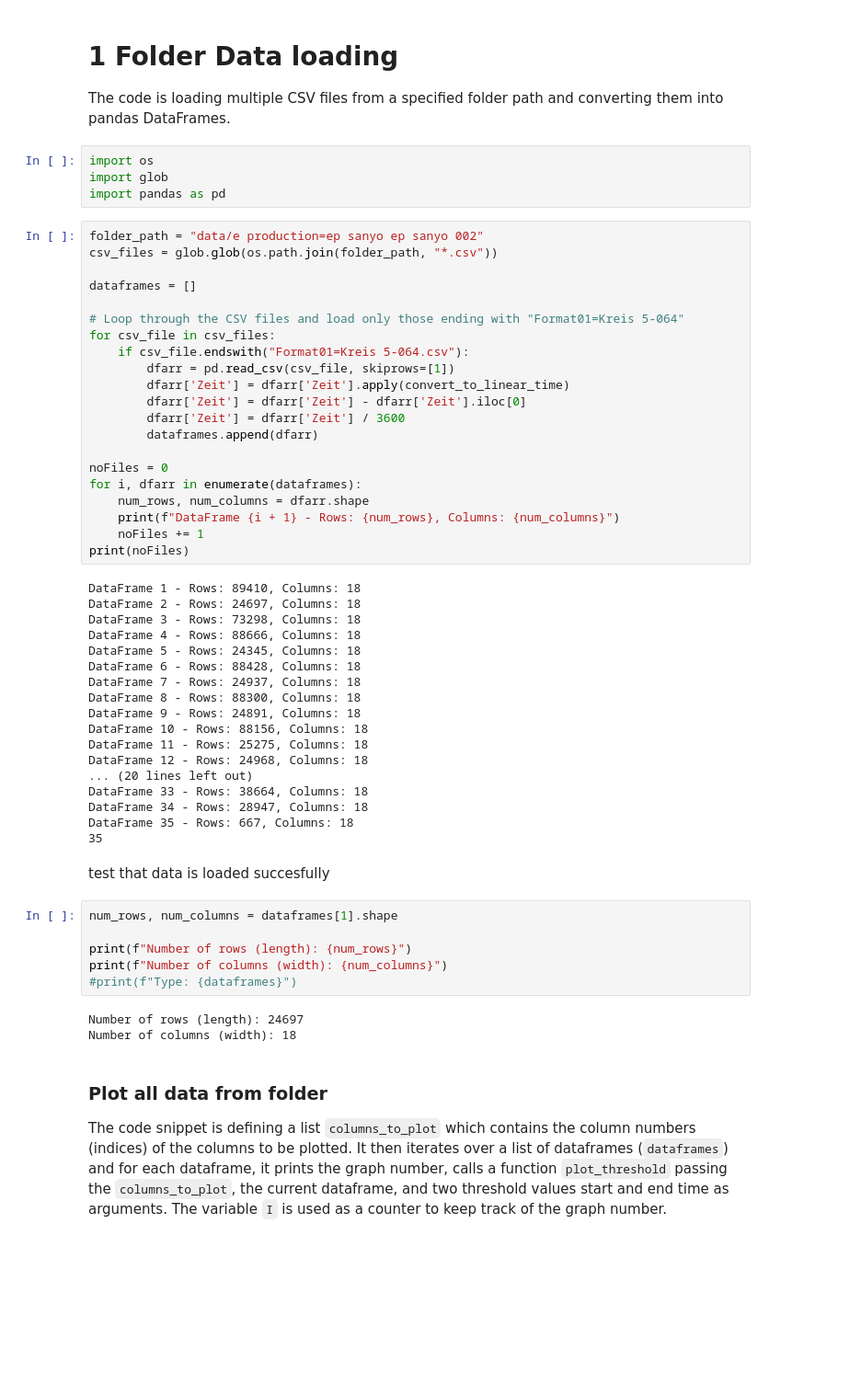
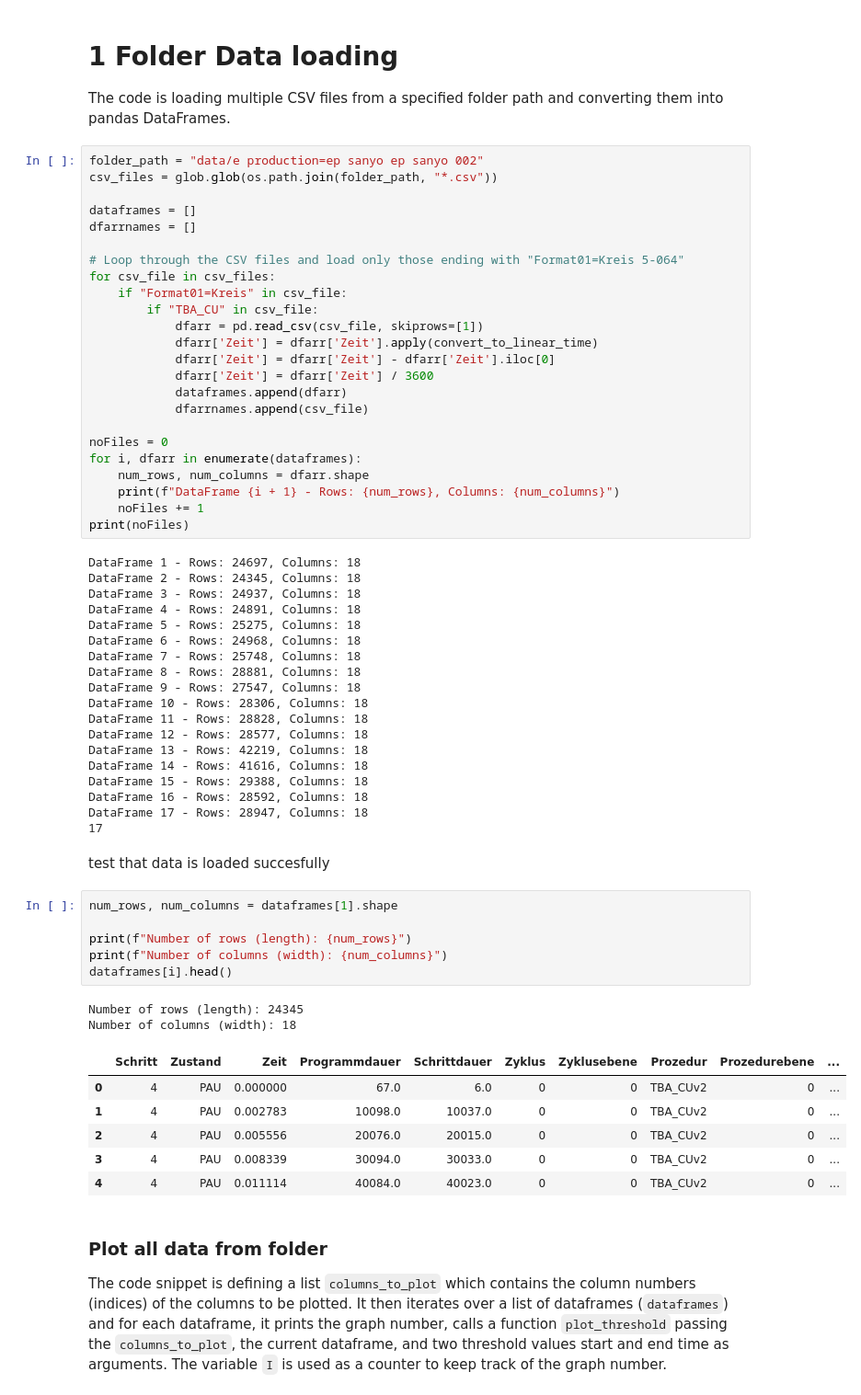
Before and after one commit to umerghafoor/battery-degradation-trajectory-prediction, a Jupyter notebook: lifetimedataExtraction.ipynb, the cells around one changed output. Shown at 92% size. Cells and saved outputs as stored; diff of their text form; blank space fills up the shorter version.

```diff
--- a/lifetimedataExtraction.ipynb
+++ b/lifetimedataExtraction.ipynb
@@ -73,24 +7,23 @@ plot(columns_to_plot,df)
 # %% [markdown]
 # 1 Folder Data loading
 The code is loading multiple CSV files from a specified folder path and converting them into pandas DataFrames.
-# %%
-import os
-import glob
-import pandas as pd
 # %%
 folder_path = "data/e production=ep sanyo ep sanyo 002"
 csv_files = glob.glob(os.path.join(folder_path, "*.csv"))
 
 dataframes = []
+dfarrnames = []
 
 # Loop through the CSV files and load only those ending with "Format01=Kreis 5-064"
 for csv_file in csv_files:
-    if csv_file.endswith("Format01=Kreis 5-064.csv"):
-        dfarr = pd.read_csv(csv_file, skiprows=[1])
-        dfarr['Zeit'] = dfarr['Zeit'].apply(convert_to_linear_time)
-        dfarr['Zeit'] = dfarr['Zeit'] - dfarr['Zeit'].iloc[0]
-        dfarr['Zeit'] = dfarr['Zeit'] / 3600
-        dataframes.append(dfarr)
+    if "Format01=Kreis" in csv_file:
+        if "TBA_CU" in csv_file:
+            dfarr = pd.read_csv(csv_file, skiprows=[1])
+            dfarr['Zeit'] = dfarr['Zeit'].apply(convert_to_linear_time)
+            dfarr['Zeit'] = dfarr['Zeit'] - dfarr['Zeit'].iloc[0]
+            dfarr['Zeit'] = dfarr['Zeit'] / 3600
+            dataframes.append(dfarr)
+            dfarrnames.append(csv_file)
 
 noFiles = 0
 for i, dfarr in enumerate(dataframes):
@@ -99,34 +32,41 @@ for i, dfarr in enumerate(dataframes):
     noFiles += 1
 print(noFiles)
 # %% [output]
-DataFrame 1 - Rows: 89410, Columns: 18
-DataFrame 2 - Rows: 24697, Columns: 18
-DataFrame 3 - Rows: 73298, Columns: 18
-DataFrame 4 - Rows: 88666, Columns: 18
-DataFrame 5 - Rows: 24345, Columns: 18
-DataFrame 6 - Rows: 88428, Columns: 18
-DataFrame 7 - Rows: 24937, Columns: 18
-DataFrame 8 - Rows: 88300, Columns: 18
-DataFrame 9 - Rows: 24891, Columns: 18
-DataFrame 10 - Rows: 88156, Columns: 18
-DataFrame 11 - Rows: 25275, Columns: 18
-DataFrame 12 - Rows: 24968, Columns: 18
-... (20 lines left out)
-DataFrame 33 - Rows: 38664, Columns: 18
-DataFrame 34 - Rows: 28947, Columns: 18
-DataFrame 35 - Rows: 667, Columns: 18
-35
+DataFrame 1 - Rows: 24697, Columns: 18
+DataFrame 2 - Rows: 24345, Columns: 18
+DataFrame 3 - Rows: 24937, Columns: 18
+DataFrame 4 - Rows: 24891, Columns: 18
+DataFrame 5 - Rows: 25275, Columns: 18
+DataFrame 6 - Rows: 24968, Columns: 18
+DataFrame 7 - Rows: 25748, Columns: 18
+DataFrame 8 - Rows: 28881, Columns: 18
+DataFrame 9 - Rows: 27547, Columns: 18
+DataFrame 10 - Rows: 28306, Columns: 18
+DataFrame 11 - Rows: 28828, Columns: 18
+DataFrame 12 - Rows: 28577, Columns: 18
+DataFrame 13 - Rows: 42219, Columns: 18
+DataFrame 14 - Rows: 41616, Columns: 18
+DataFrame 15 - Rows: 29388, Columns: 18
+DataFrame 16 - Rows: 28592, Columns: 18
+DataFrame 17 - Rows: 28947, Columns: 18
+17
 # %% [markdown]
 test that data is loaded succesfully
 # %%
 num_rows, num_columns = dataframes[1].shape
 
 print(f"Number of rows (length): {num_rows}")
 print(f"Number of columns (width): {num_columns}")
-#print(f"Type: {dataframes}")
+dataframes[i].head()
 # %% [output]
-Number of rows (length): 24697
+Number of rows (length): 24345
 Number of columns (width): 18
+|  | Schritt | Zustand | Zeit | Programmdauer | Schrittdauer | Zyklus | Zyklusebene | Prozedur | Prozedurebene | ... |
+| 0 | 4 | PAU | 0.000000 | 67.0 | 6.0 | 0 | 0 | TBA_CUv2 | 0 | ... |
+| 1 | 4 | PAU | 0.002783 | 10098.0 | 10037.0 | 0 | 0 | TBA_CUv2 | 0 | ... |
+| 2 | 4 | PAU | 0.005556 | 20076.0 | 20015.0 | 0 | 0 | TBA_CUv2 | 0 | ... |
+| 3 | 4 | PAU | 0.008339 | 30094.0 | 30033.0 | 0 | 0 | TBA_CUv2 | 0 | ... |
+| 4 | 4 | PAU | 0.011114 | 40084.0 | 40023.0 | 0 | 0 | TBA_CUv2 | 0 | ... |
 # %% [markdown]
 ### Plot all data from folder
 The code snippet is defining a list `columns_to_plot` which contains the column numbers (indices) of the columns to be plotted. It then iterates over a list of dataframes (`dataframes`) and for each dataframe, it prints the graph number, calls a function `plot_threshold` passing the `columns_to_plot`, the current dataframe, and two threshold values start and end time as arguments. The variable `I` is used as a counter to keep track of the graph number.
```
Also changed, not shown: parts of 24 cells of this notebook, 1 other file.
